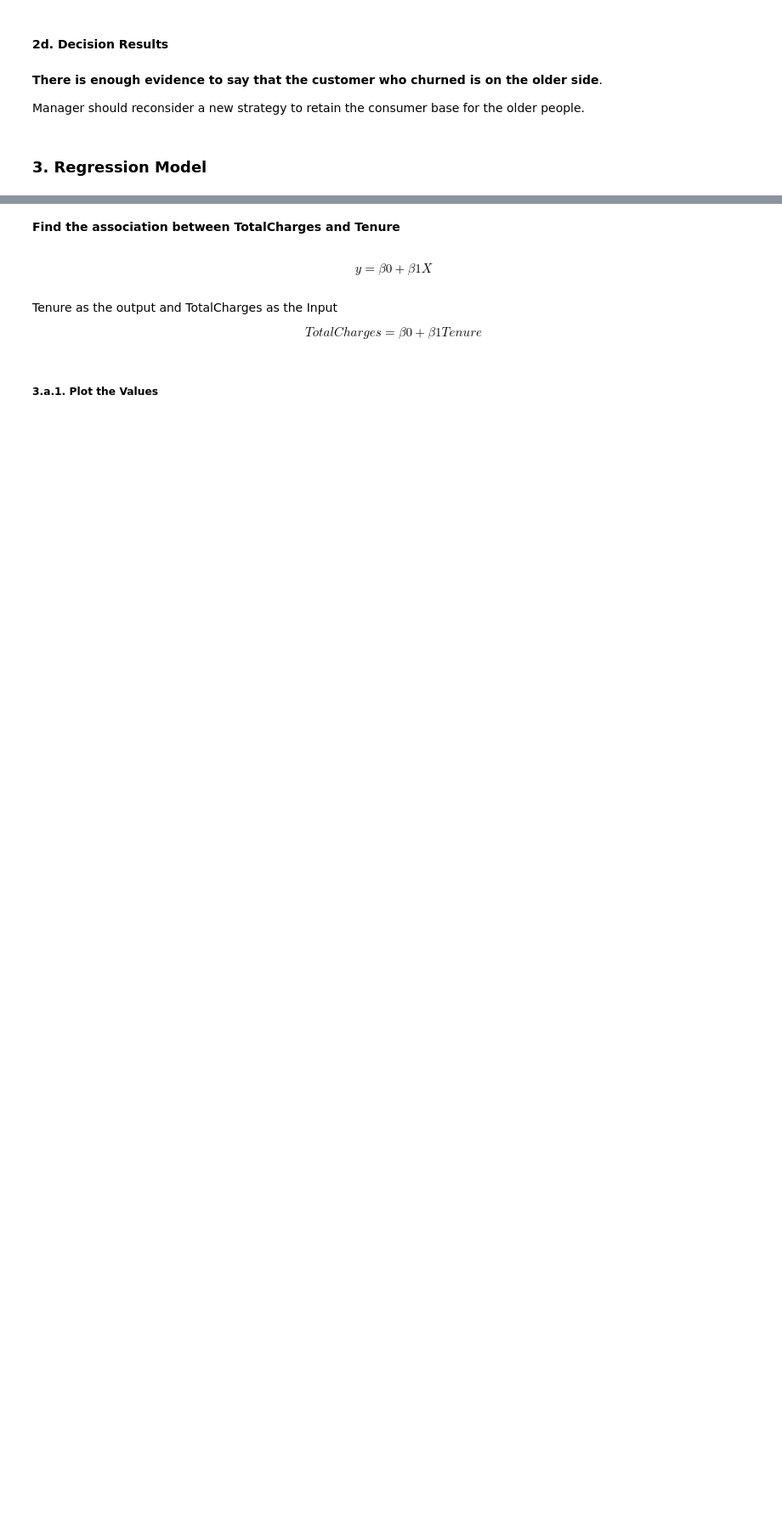
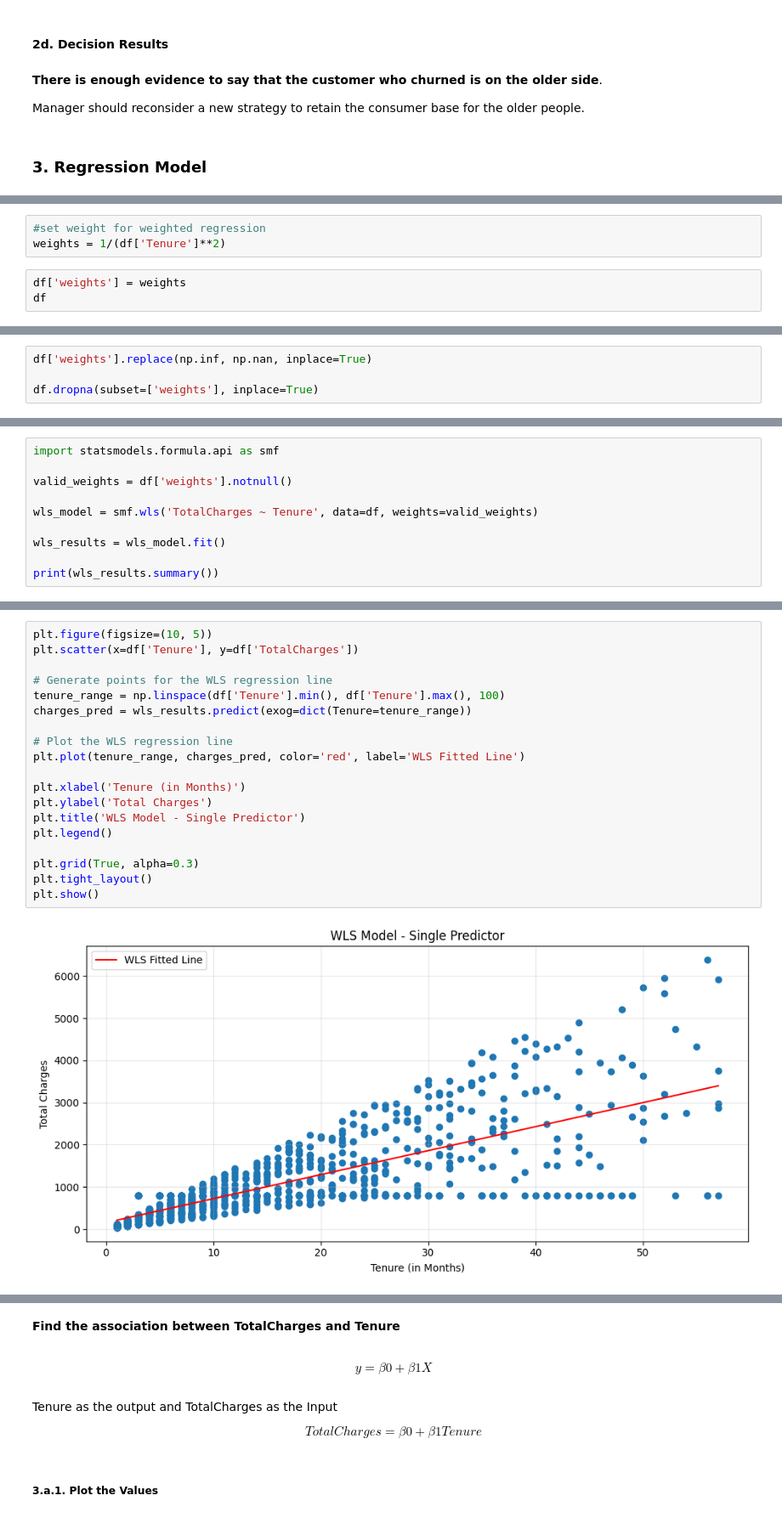
Before and after one commit to rzkybagaskara/telecom-customer-analysis, a Jupyter notebook: Customer_Churn_Analysis.ipynb, the cells around one changed output, grey strips where cells are left out. Shown at 85% size. Drawn from its saved outputs; the diff is of its cells as text; blank space fills up the shorter version.

Commit message:
using WLS for single predictor linear regression

```diff
--- a/Customer_Churn_Analysis.ipynb
+++ b/Customer_Churn_Analysis.ipynb
@@ -575,0 +600,6 @@ Manager should reconsider a new strategy to retain the consumer base for the old
+# %%
+#set weight for weighted regression
+weights = 1/(df['Tenure']**2)
+# %%
+df['weights'] = weights
+df
@@ -575,0 +627,4 @@ Manager should reconsider a new strategy to retain the consumer base for the old
+# %%
+df['weights'].replace(np.inf, np.nan, inplace=True)
+
+df.dropna(subset=['weights'], inplace=True)
@@ -575,0 +688,10 @@ Manager should reconsider a new strategy to retain the consumer base for the old
+# %%
+import statsmodels.formula.api as smf
+
+valid_weights = df['weights'].notnull()
+
+wls_model = smf.wls('TotalCharges ~ Tenure', data=df, weights=valid_weights)
+
+wls_results = wls_model.fit()
+
+print(wls_results.summary())
@@ -575,0 +718,21 @@ Manager should reconsider a new strategy to retain the consumer base for the old
+# %%
+plt.figure(figsize=(10, 5))
+plt.scatter(x=df['Tenure'], y=df['TotalCharges'])
+
+# Generate points for the WLS regression line
+tenure_range = np.linspace(df['Tenure'].min(), df['Tenure'].max(), 100)
+charges_pred = wls_results.predict(exog=dict(Tenure=tenure_range))
+
+# Plot the WLS regression line
+plt.plot(tenure_range, charges_pred, color='red', label='WLS Fitted Line')
+
+plt.xlabel('Tenure (in Months)')
+plt.ylabel('Total Charges')
+plt.title('WLS Model - Single Predictor')
+plt.legend()
+
+plt.grid(True, alpha=0.3)
+plt.tight_layout()
+plt.show()
+# %% [output]
+[figure, added]
```
Also changed, not shown: parts of 41 cells of this notebook.
